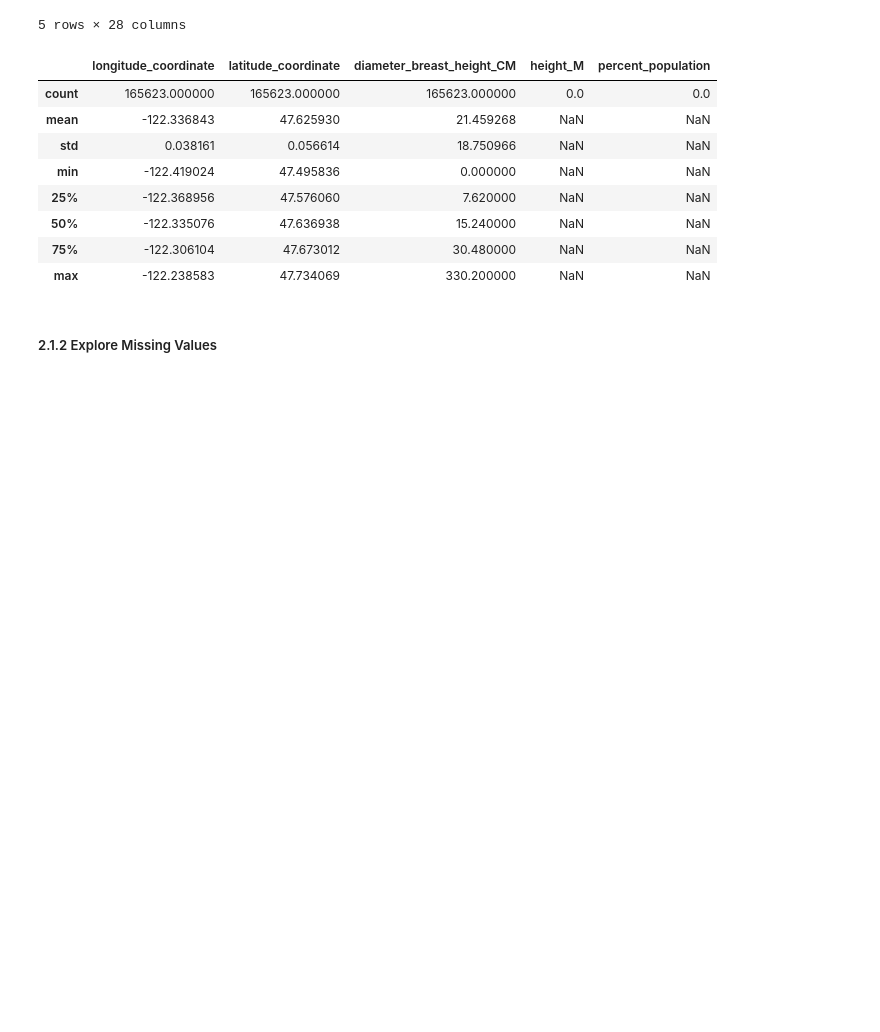
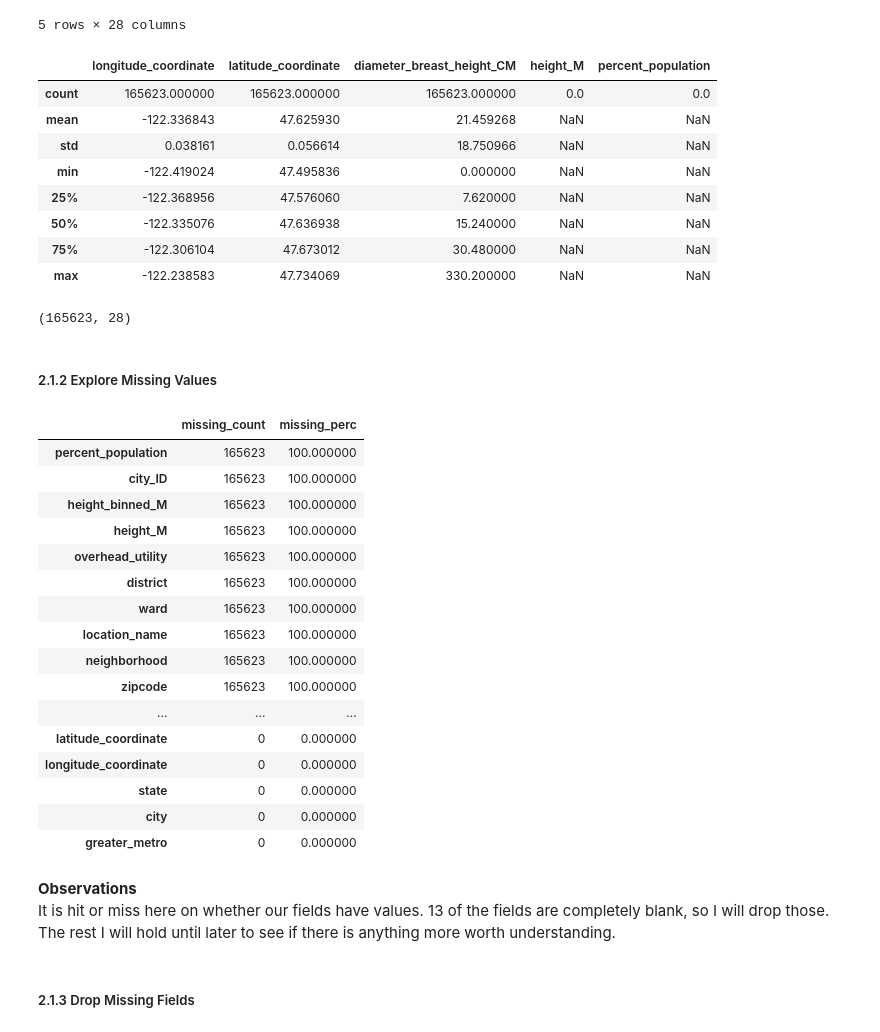
Before and after one commit to BrettlyCD/seattle-trees-project, a Jupyter notebook: 01_data_wrangling_st.ipynb, the cells around one changed output. Drawn from its saved outputs; the diff is of its cells as text; code cells hidden in the pictures; blank space fills up the shorter version.

```diff
--- a/01_data_wrangling_st.ipynb
+++ b/01_data_wrangling_st.ipynb
@@ -138,5 +138,37 @@ trees.describe()
 | 50% | -122.335076 | 47.636938 | 15.240000 | NaN | NaN |
 | 75% | -122.306104 | 47.673012 | 30.480000 | NaN | NaN |
 | max | -122.238583 | 47.734069 | 330.200000 | NaN | NaN |
+# %%
+trees.shape
+# %% [output]
+(165623, 28)
 # %% [markdown]
 ##### 2.1.2 Explore Missing Values
+# %%
+#create dataframe with each column, missing records count, and missing percent
+missing = pd.concat([trees.isna().sum(), 100 * trees.isna().mean()], axis=1)
+missing.columns=['missing_count', 'missing_perc']
+missing.sort_values(by='missing_count', ascending=False)
+# %% [output]
+|  | missing_count | missing_perc |
+| percent_population | 165623 | 100.000000 |
+| city_ID | 165623 | 100.000000 |
+| height_binned_M | 165623 | 100.000000 |
+| height_M | 165623 | 100.000000 |
+| overhead_utility | 165623 | 100.000000 |
+| district | 165623 | 100.000000 |
+| ward | 165623 | 100.000000 |
+| location_name | 165623 | 100.000000 |
+| neighborhood | 165623 | 100.000000 |
+| zipcode | 165623 | 100.000000 |
+| ... | ... | ... |
+| latitude_coordinate | 0 | 0.000000 |
+| longitude_coordinate | 0 | 0.000000 |
+| state | 0 | 0.000000 |
+| city | 0 | 0.000000 |
+| greater_metro | 0 | 0.000000 |
+# %% [markdown]
+**Observations** \
+It is hit or miss here on whether our fields have values. 13 of the fields are completely blank, so I will drop those. The rest I will hold until later to see if there is anything more worth understanding.
+# %% [markdown]
+##### 2.1.3 Drop Missing Fields
```
Also changed, not shown: parts of 3 cells of this notebook.
